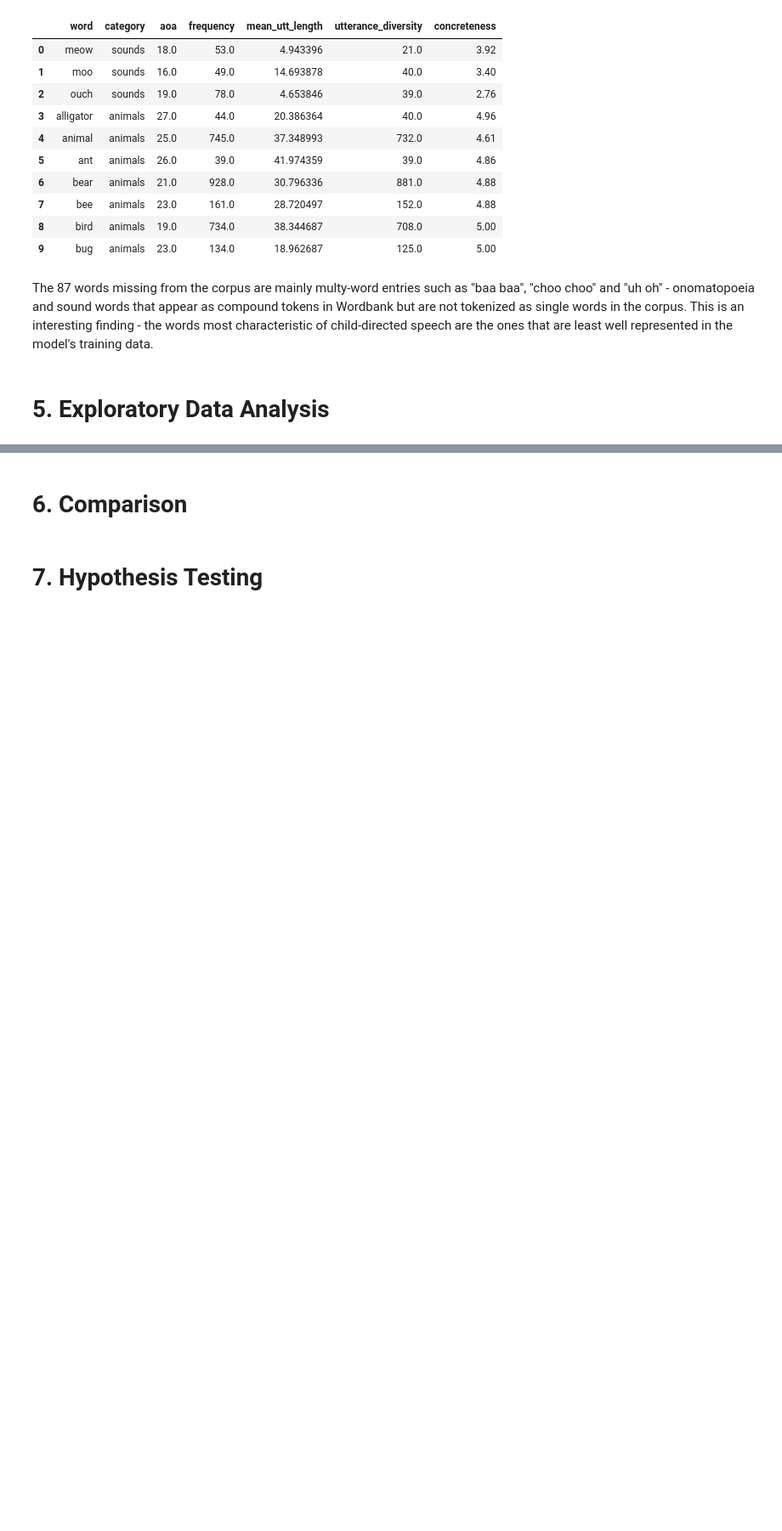
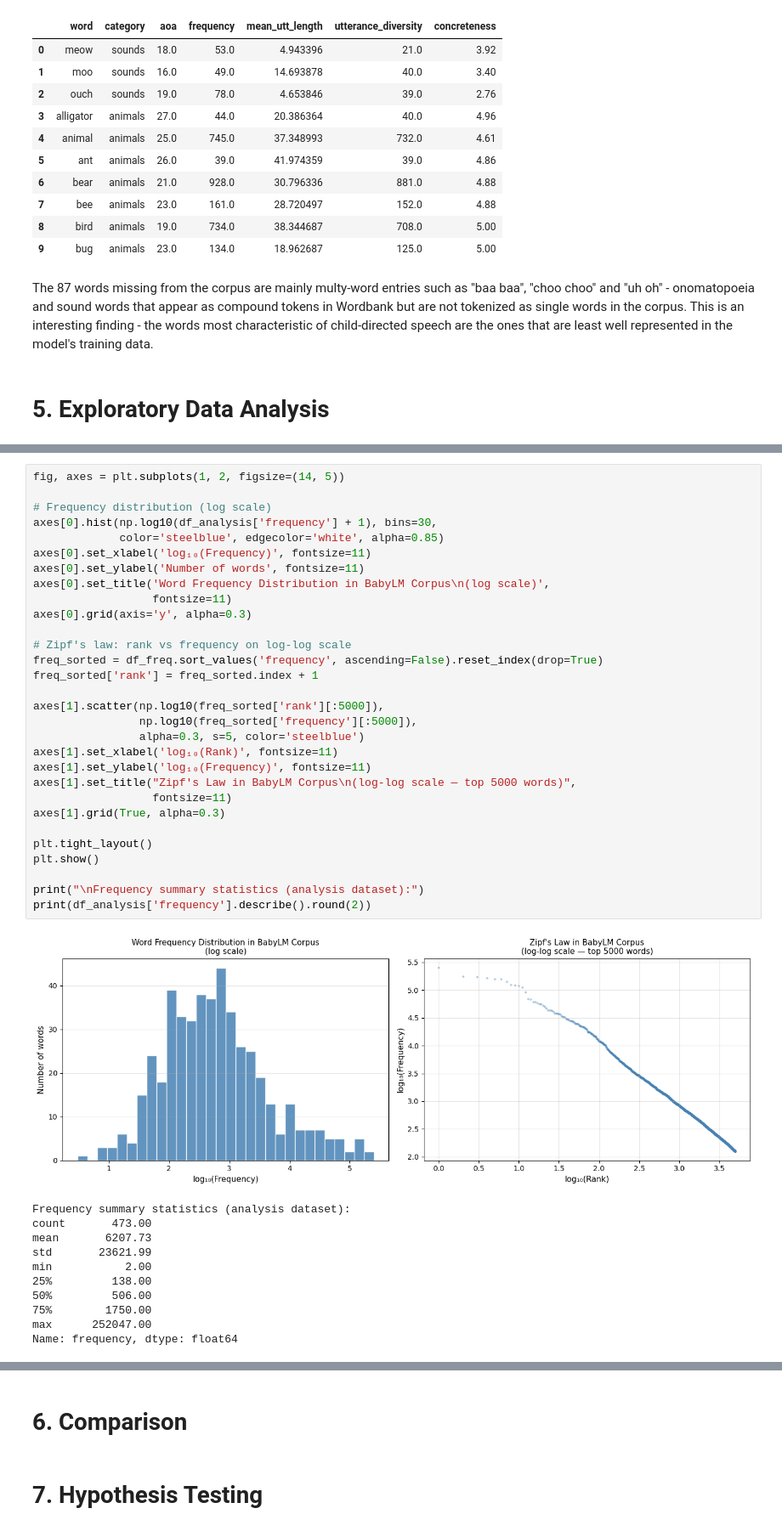
Before and after one commit to Slavena1/Softuni-Data-Science-Final-Project, a Jupyter notebook: SlavenaDataScienceProject.ipynb, the cells around one changed output, grey strips where cells are left out. Shown at 85% size. Saved outputs shown, nothing was run; the diff lists cells and outputs as text; blank space fills up the shorter version.

```diff
--- a/SlavenaDataScienceProject.ipynb
+++ b/SlavenaDataScienceProject.ipynb
@@ -248,0 +291,42 @@ The 87 words missing from the corpus are mainly multy-word entries such as "baa
+# %%
+fig, axes = plt.subplots(1, 2, figsize=(14, 5))
+
+# Frequency distribution (log scale)
+axes[0].hist(np.log10(df_analysis['frequency'] + 1), bins=30,
+             color='steelblue', edgecolor='white', alpha=0.85)
+axes[0].set_xlabel('log₁₀(Frequency)', fontsize=11)
+axes[0].set_ylabel('Number of words', fontsize=11)
+axes[0].set_title('Word Frequency Distribution in BabyLM Corpus\n(log scale)',
+                  fontsize=11)
+axes[0].grid(axis='y', alpha=0.3)
+
+# Zipf's law: rank vs frequency on log-log scale
+freq_sorted = df_freq.sort_values('frequency', ascending=False).reset_index(drop=True)
+freq_sorted['rank'] = freq_sorted.index + 1
+
+axes[1].scatter(np.log10(freq_sorted['rank'][:5000]),
+                np.log10(freq_sorted['frequency'][:5000]),
+                alpha=0.3, s=5, color='steelblue')
+axes[1].set_xlabel('log₁₀(Rank)', fontsize=11)
+axes[1].set_ylabel('log₁₀(Frequency)', fontsize=11)
+axes[1].set_title("Zipf's Law in BabyLM Corpus\n(log-log scale — top 5000 words)",
+                  fontsize=11)
+axes[1].grid(True, alpha=0.3)
+
+plt.tight_layout()
+plt.show()
+
+print("\nFrequency summary statistics (analysis dataset):")
+print(df_analysis['frequency'].describe().round(2))
+# %% [output]
+[figure, added]
+Frequency summary statistics (analysis dataset):
+count       473.00
+mean       6207.73
+std       23621.99
+min           2.00
+25%         138.00
+50%         506.00
+75%        1750.00
+max      252047.00
+Name: frequency, dtype: float64
```
Also changed, not shown: parts of 9 cells of this notebook.
